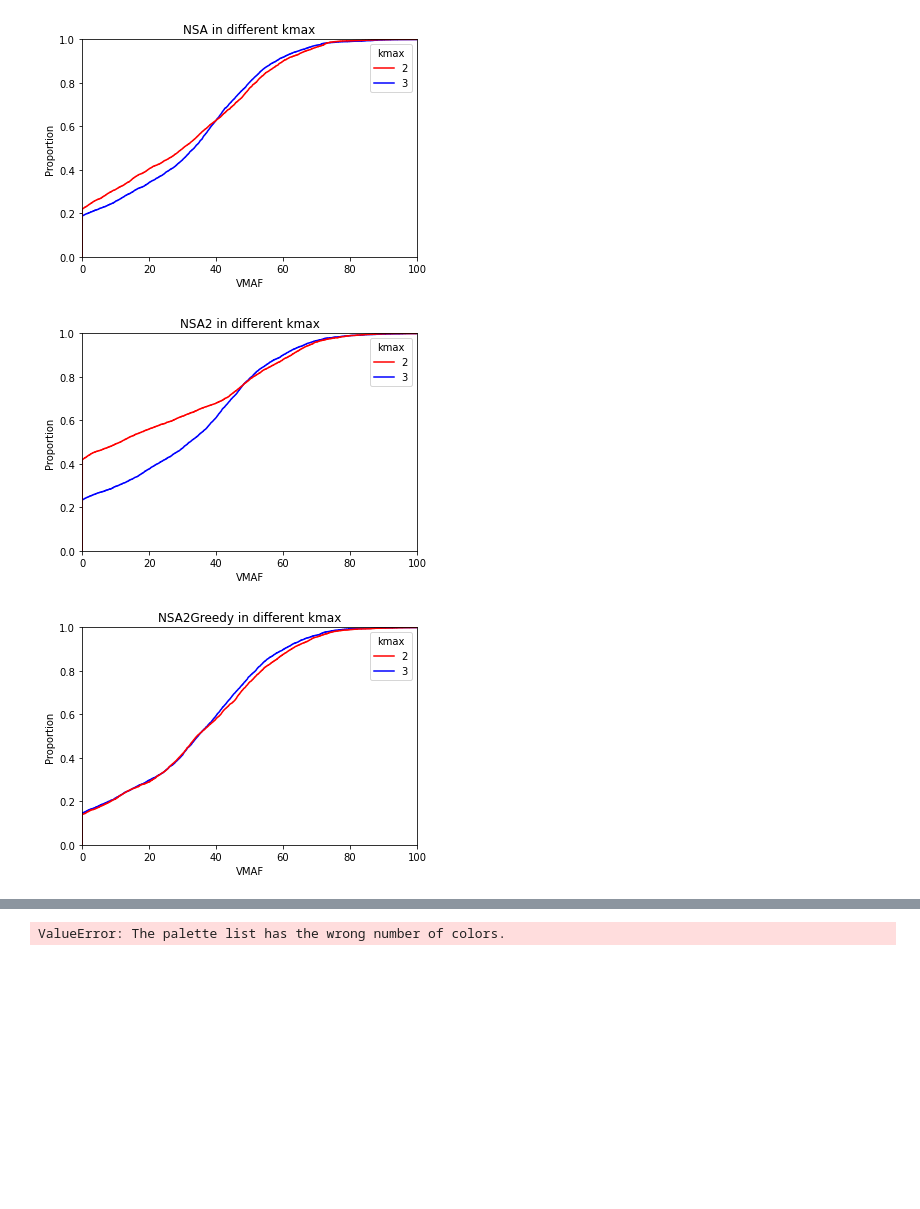
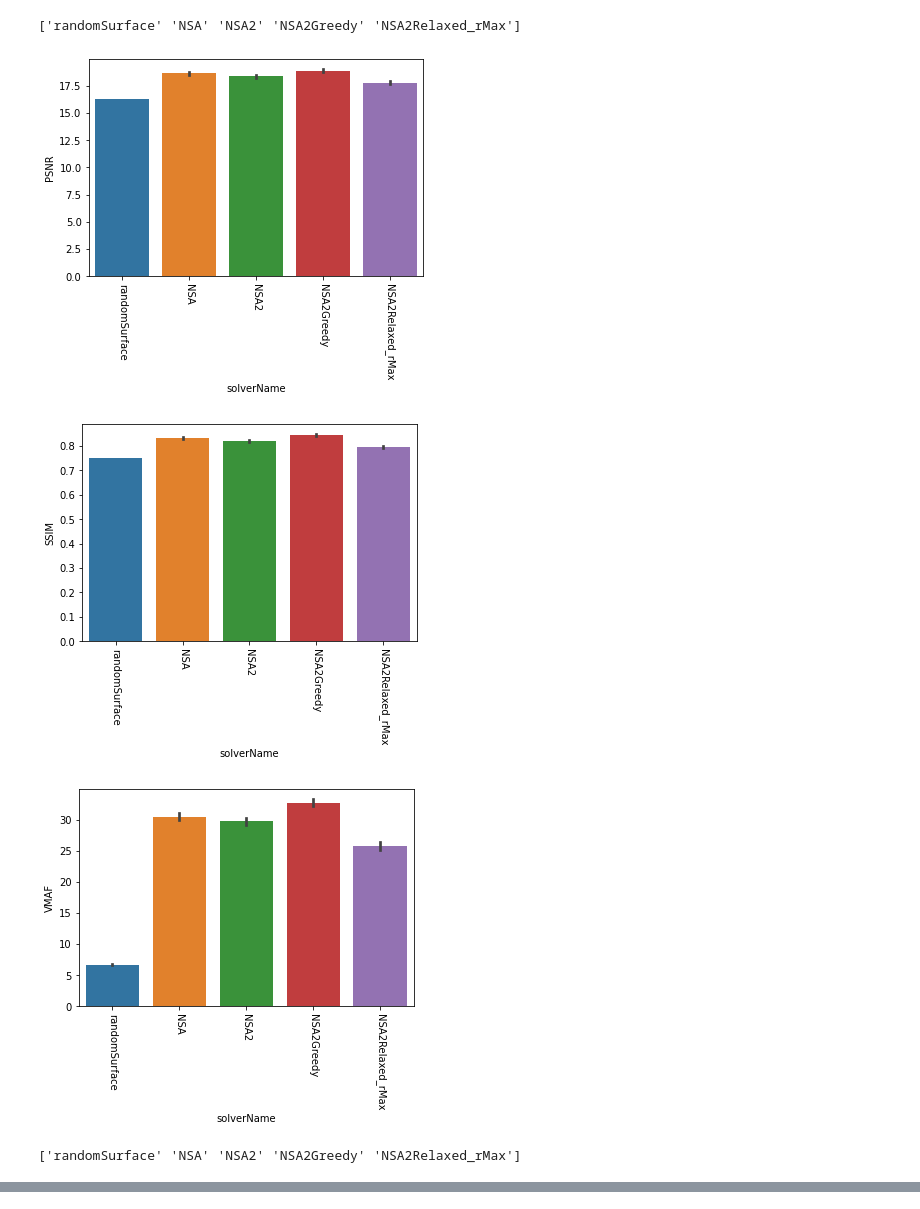
Before and after one commit to SYJINTW/camera_placement_analysis, a Jupyter notebook: results_analysis.ipynb, the cells around one changed output, grey strips where cells are left out. Drawn from its saved outputs; the diff is of its cells as text; code cells hidden in the pictures; blank space fills up the shorter version.

```diff
--- a/results_analysis.ipynb
+++ b/results_analysis.ipynb
@@ -108,7 +108,7 @@ def allResultAverage(filePath: Path):
     '''
     Get all the average result value from different id
     '''
-    expName = filePath.stem.split('_')[0]
+    expName = filePath.stem.split('_allResults')[0]
 
     doplot = True
 
@@ -183,7 +183,7 @@ def allResultAverageCDF(filePath: Path):
     '''
     Get all the average result value from different id
     '''
-    expName = filePath.stem.split('_')[0]
+    expName = filePath.stem.split('_allResults')[0]
 
     doplot = True
 
@@ -895,27 +904,33 @@ def slvrNSANSA2AllPoseFrameByFrame(filePath: Path):
 # %%
 if __name__ == '__main__':
-    # expDir = Path('./exp7')
+    # expDir = Path('./exp5')
     # mergeAllCsv(expDir)
 
     # allResultFilePathGen = Path('.').glob('*_allResults.csv')
-    allResultFilePath = Path('./exp7_allResults.csv')
-    # allResultAverage(allResultFilePath)
-    # allResultAverageCDF(allResultFilePath)
+    allResultFilePath = Path('./exp5_exp7_allResults.csv')
+    allResultAverage(allResultFilePath)
+    allResultAverageCDF(allResultFilePath)
     # allResultAveragePose(allResultFilePath)
     # allFrameByFrame(allResultFilePath)
     # slvrAllPoseFrameByFrame(allResultFilePath)
     # NSAkmax(allResultFilePath)
     # NSA2kmax(allResultFilePath)
     # NSA_NSA2(allResultFilePath)
     # NSA_NSA2_NSA2Relaxed(allResultFilePath)
     # compareDS(allResultFilePathGen)
     # slvrNSANSA2FrameByFrame(allResultFilePath)
     # slvrNSANSA2AllPoseFrameByFrame(allResultFilePath)
 
-    resultFilePath1 = Path('./exp6_allResults.csv')
-    resultFilePath2 = Path('./exp7_allResults.csv')
-    diffKmaxCDF(resultFilePath1, resultFilePath2)
+    # resultFilePath1 = Path('./exp6_allResults.csv')
+    # resultFilePath2 = Path('./exp7_allResults.csv')
+    # diffKmaxCDF(resultFilePath1, resultFilePath2)
+
+    # resultFilePath1 = Path('./exp5_allResults.csv')
+    # resultFilePath2 = Path('./exp7_allResults.csv')
+    # mergeCsv(resultFilePath1,resultFilePath2,'exp5_exp7')
 # %% [output]
+['randomSurface' 'NSA' 'NSA2' 'NSA2Greedy' 'NSA2Relaxed_rMax']
-[figure, old version]
+[figure, new version]
-[figure, old version]
+[figure, new version]
-[figure, old version]
+[figure, new version]
+['randomSurface' 'NSA' 'NSA2' 'NSA2Greedy' 'NSA2Relaxed_rMax']
@@ -923 +937,0 @@ if __name__ == '__main__':
-ValueError: The palette list has the wrong number of colors.
```
Also changed, not shown: parts of 2 cells of this notebook, 27 other files.
